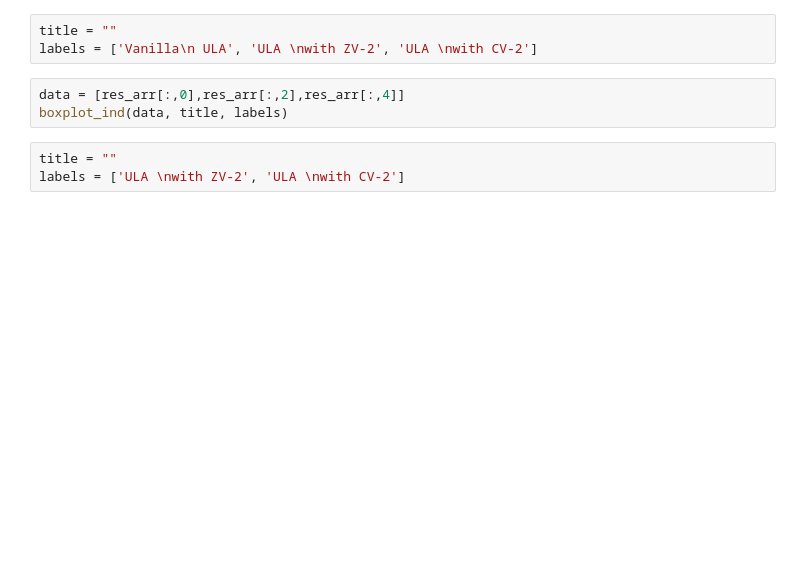
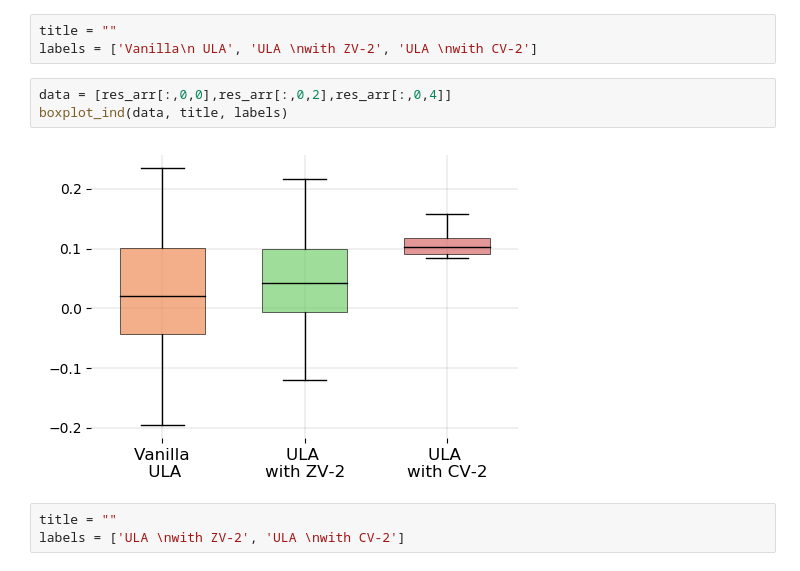
Before and after one commit to svsamsonov/VR-MCMC, a Jupyter notebook: Code/Banan_shape_CV.ipynb, the cells around one changed output. Saved outputs shown, nothing was run; the diff lists cells and outputs as text; blank space fills up the shorter version.

```diff
--- a/Code/Banan_shape_CV.ipynb
+++ b/Code/Banan_shape_CV.ipynb
@@ -82,8 +110,10 @@ boxplot_ind(data, title, labels)
 title = ""
 labels = ['Vanilla\n ULA', 'ULA \nwith ZV-2', 'ULA \nwith CV-2']
 # %%
-data = [res_arr[:,0],res_arr[:,2],res_arr[:,4]]
+data = [res_arr[:,0,0],res_arr[:,0,2],res_arr[:,0,4]]
 boxplot_ind(data, title, labels)
+# %% [output]
+[figure, added]
 # %%
 title = ""
 labels = ['ULA \nwith ZV-2', 'ULA \nwith CV-2']
```
Also changed, not shown: parts of 10 cells of this notebook, 7 other files.
